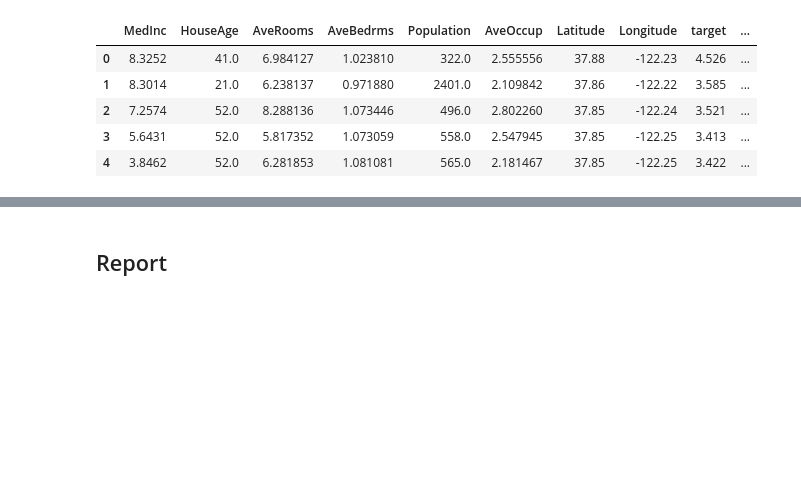
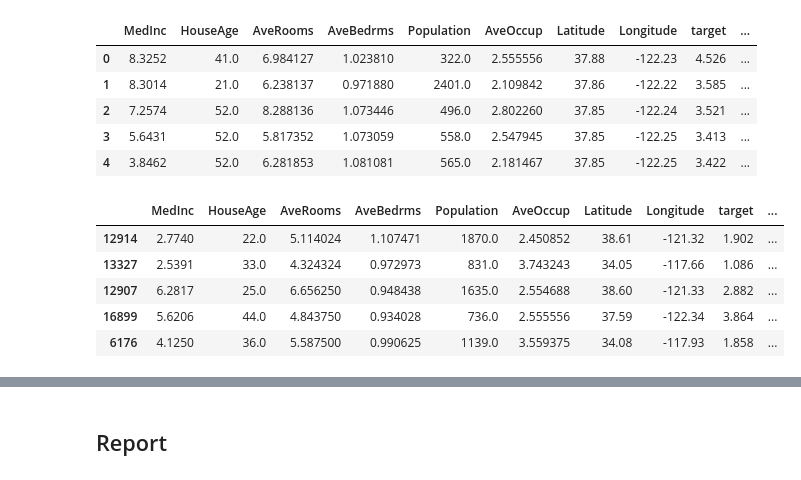
Before and after one commit to nilaykarade/mlops-3, a Jupyter notebook: drifting in ML.ipynb, the cells around one changed output, grey strips where cells are left out. Saved outputs shown, nothing was run; the diff lists cells and outputs as text; code cells hidden in the pictures; blank space fills up the shorter version.

```diff
--- a/drifting in ML.ipynb
+++ b/drifting in ML.ipynb
@@ -95,3 +100,12 @@ housing_data.head()
 # %%
 reference = housing_data.sample(n=5000, replace=False)
 current = housing_data.sample(n=5000, replace=False)
+# %%
+reference.head()
+# %% [output]
+|  | MedInc | HouseAge | AveRooms | AveBedrms | Population | AveOccup | Latitude | Longitude | target | ... |
+| 12914 | 2.7740 | 22.0 | 5.114024 | 1.107471 | 1870.0 | 2.450852 | 38.61 | -121.32 | 1.902 | ... |
+| 13327 | 2.5391 | 33.0 | 4.324324 | 0.972973 | 831.0 | 3.743243 | 34.05 | -117.66 | 1.086 | ... |
+| 12907 | 6.2817 | 25.0 | 6.656250 | 0.948438 | 1635.0 | 2.554688 | 38.60 | -121.33 | 2.882 | ... |
+| 16899 | 5.6206 | 44.0 | 4.843750 | 0.934028 | 736.0 | 2.555556 | 37.59 | -122.34 | 3.864 | ... |
+| 6176 | 4.1250 | 36.0 | 5.587500 | 0.990625 | 1139.0 | 3.559375 | 34.08 | -117.93 | 1.858 | ... |
```
Also changed, not shown: parts of 8 cells of this notebook.
